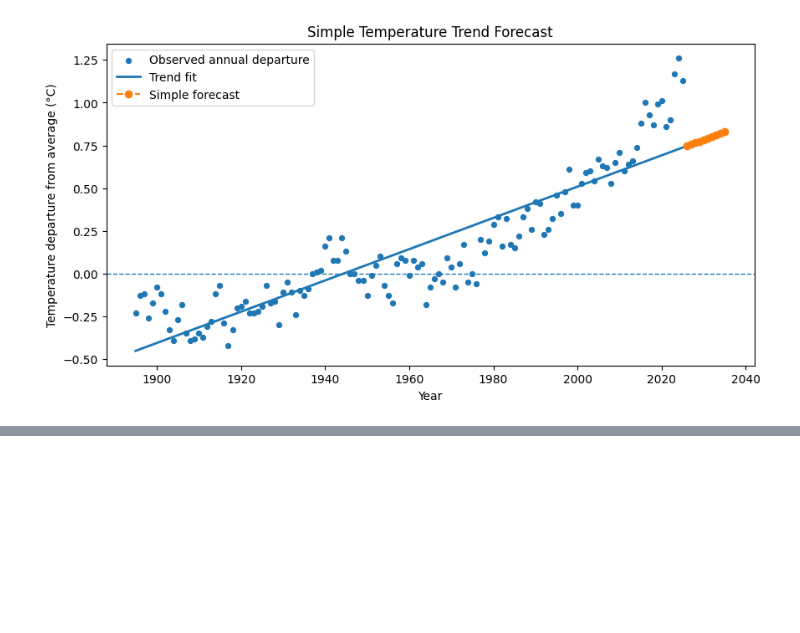
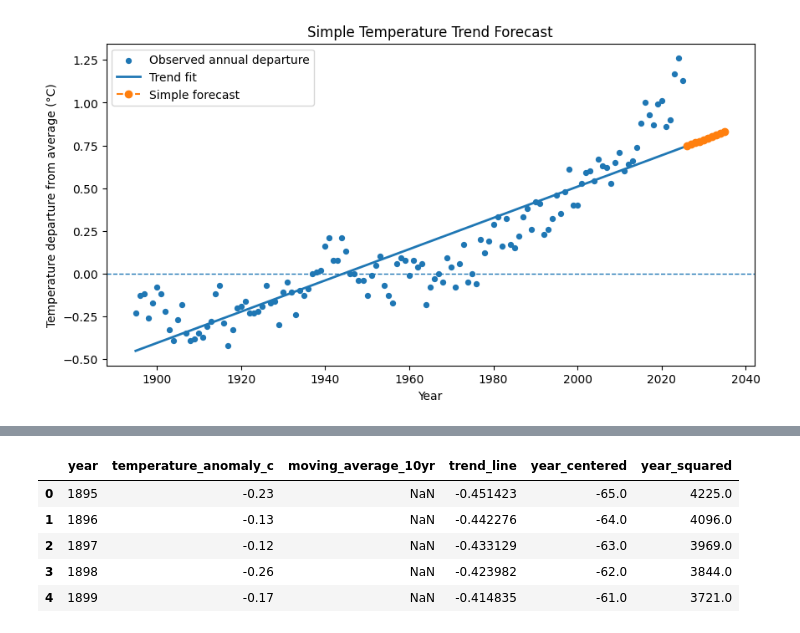
Before and after one commit to UConnARIAL/NRE5615_EnviroAI_Code_and_Data, a Jupyter notebook: code/NRE5615_Wk7_Demo_NOAA_Temperature_Trends.ipynb, the cells around one changed output, grey strips where cells are left out. Drawn from its saved outputs; the diff is of its cells as text; code cells hidden in the pictures; blank space fills up the shorter version.

```diff
--- a/code/NRE5615_Wk7_Demo_NOAA_Temperature_Trends.ipynb
+++ b/code/NRE5615_Wk7_Demo_NOAA_Temperature_Trends.ipynb
@@ -255,0 +260,20 @@ plt.show()
+# %%
+#from sklearn.linear_model import LinearRegression
+#from sklearn.metrics import mean_absolute_error, mean_squared_error
+#import pandas as pd
+#import matplotlib.pyplot as plt
+
+model_df = temp_df.copy()
+
+# Center year so the squared value does not become too large
+model_df["year_centered"] = model_df["year"] - model_df["year"].mean()
+model_df["year_squared"] = model_df["year_centered"] ** 2
+
+model_df.head()
+# %% [output]
+|  | year | temperature_anomaly_c | moving_average_10yr | trend_line | year_centered | year_squared |
+| 0 | 1895 | -0.23 | NaN | -0.451423 | -65.0 | 4225.0 |
+| 1 | 1896 | -0.13 | NaN | -0.442276 | -64.0 | 4096.0 |
+| 2 | 1897 | -0.12 | NaN | -0.433129 | -63.0 | 3969.0 |
+| 3 | 1898 | -0.26 | NaN | -0.423982 | -62.0 | 3844.0 |
+| 4 | 1899 | -0.17 | NaN | -0.414835 | -61.0 | 3721.0 |
```
Also changed, not shown: parts of 12 cells of this notebook.
